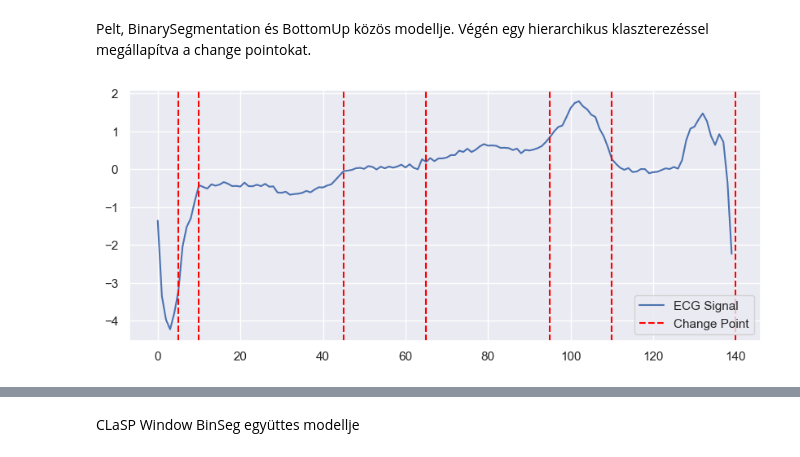
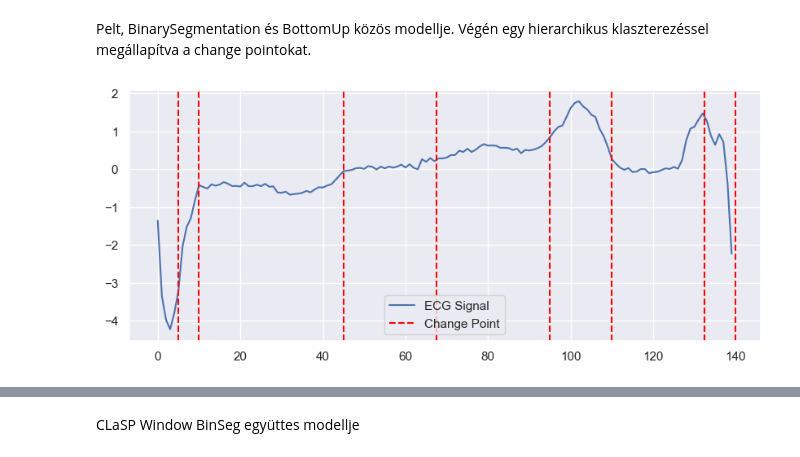
Before and after one commit to czotterbenedek/time-series-ensemble-segmentation, a Jupyter notebook: onlab_tfb4fy.ipynb, the cells around one changed output, grey strips where cells are left out. Saved outputs shown, nothing was run; the diff lists cells and outputs as text; code cells hidden in the pictures.

```diff
--- a/onlab_tfb4fy.ipynb
+++ b/onlab_tfb4fy.ipynb
@@ -435,39 +524,39 @@ from scipy.cluster.hierarchy import fcluster, linkage
 signal = ecg_dataset.iloc[20, :-1].values
 
 # Change point detection using different algorithms
-algo1 = rpt.Pelt(model="l2").fit(signal).predict(pen=5)
-algo2 = rpt.Binseg(model="l2").fit(signal).predict(n_bkps=5)
-algo3 = rpt.BottomUp(model="l2").fit(signal).predict(pen=5)
+algo1 = pelt_segmenter(signal)
+algo2 = binseg_segmenter(signal)
+algo3 = bottomup_segmenter(signal)
 
 # Combine all detected change points into a single list
 all_bkps = np.concatenate([algo1, algo2, algo3])
 
 # Perform hierarchical clustering on the combined list
 Z = linkage(all_bkps.reshape(-1, 1), method='ward')
 
 # Determine clusters based on a distance threshold
 distance_threshold = 5  # Adjust this value as needed
 clusters = fcluster(Z, t=distance_threshold, criterion='distance')
 
 # Select the representative change point from each cluster (e.g., the median)
 ensemble_bkps = []
 for cluster_id in np.unique(clusters):
     cluster_points = all_bkps[clusters == cluster_id]
     representative_point = np.mean(cluster_points)
     ensemble_bkps.append(representative_point)
 
 # Sort the final change points
 ensemble_bkps = np.sort(ensemble_bkps)
 
 # Eredmény ábrázolása
 plt.figure(figsize=(10,4))
 plt.plot(signal, label="ECG Signal")
 for cp in ensemble_bkps:
     plt.axvline(x=cp, color="red", linestyle="--", label="Change Point" if cp == ensemble_bkps[0] else "")
 plt.legend()
 plt.show()
 # %% [output]
-[figure, old version]
+[figure, new version]
 # %%
 def PeltBinSegBottomUP_segmenter(ts):
     # Change point detection using different algorithms
```
Also changed, not shown: parts of 11 cells of this notebook.
